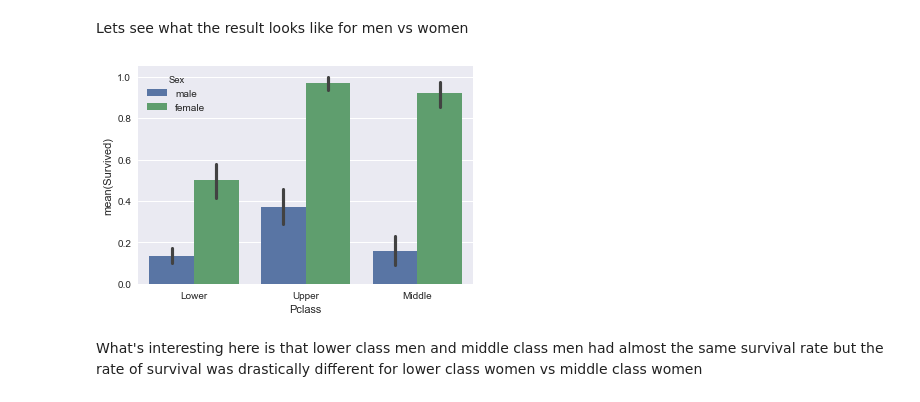
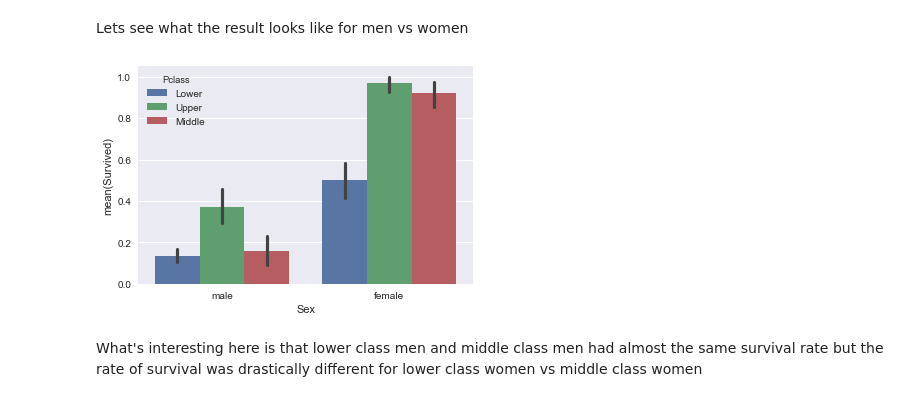
Before and after one commit to salarather/titanic-data-analysis, a Jupyter notebook: titanic-analysis.ipynb, the cells around one changed output. Drawn from its saved outputs; the diff is of its cells as text; code cells hidden in the pictures.

Commit message:
final plots + added html file for standalone viewing

```diff
--- a/titanic-analysis.ipynb
+++ b/titanic-analysis.ipynb
@@ -285,8 +320,8 @@ sns.barplot(x="Pclass", y="Survived", data=data);
 # %% [markdown]
 Lets see what the result looks like for men vs women
 # %%
-sns.barplot(x="Pclass", y="Survived", hue = 'Sex', hue = "Age_Group", data=data);
+sns.barplot(x="Sex", y="Survived", hue = 'Pclass', data=data);
 # %% [output]
-[figure, old version]
+[figure, new version]
 # %% [markdown]
 What's interesting here is that lower class men and middle class men had almost the same survival rate but the rate of survival was drastically different for lower class women vs middle class women
```
Also changed, not shown: parts of 33 cells of this notebook, 1 other file.
